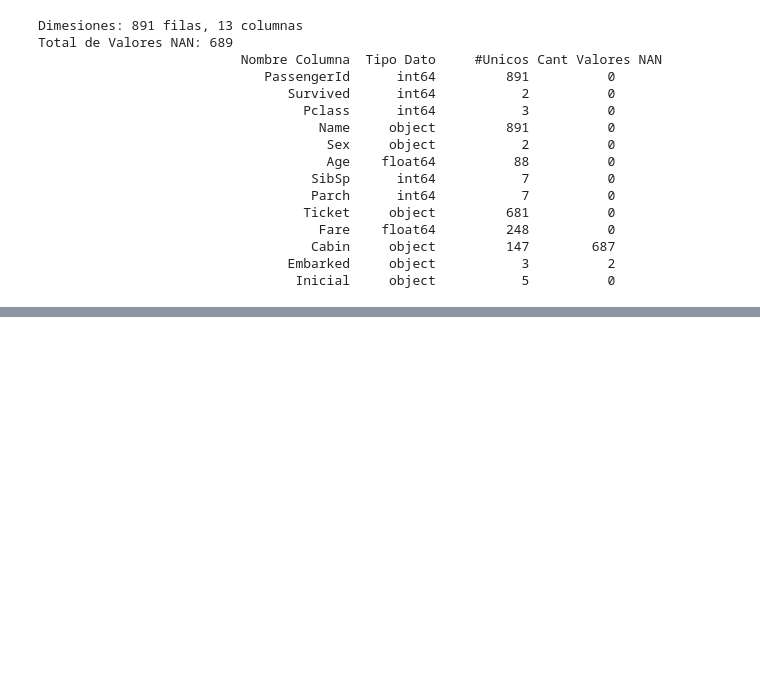
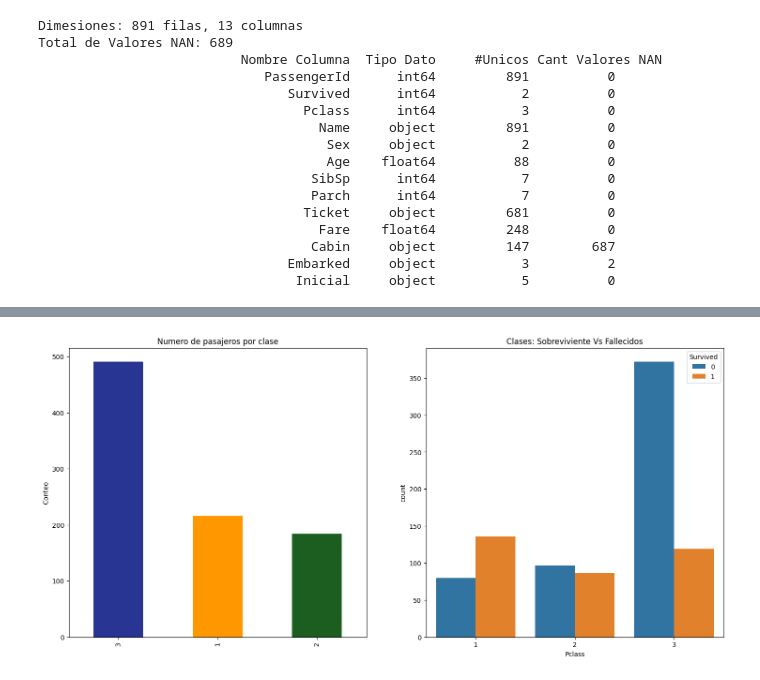
Before and after one commit to jaquimbayoc8/DiplomadoMLA2023, a Jupyter notebook: 2. AnalisisEDA/Titanic.ipynb, the cells around one changed output, grey strips where cells are left out. Cells and saved outputs as stored; diff of their text form; code cells hidden in the pictures; blank space fills up the shorter version.

```diff
--- a/2. AnalisisEDA/Titanic.ipynb
+++ b/2. AnalisisEDA/Titanic.ipynb
@@ -250,0 +333,12 @@ Total de Valores NAN: 689
+# %%
+f, ax = plt.subplots(1,2, figsize=(18,8))
+data['Pclass'].value_counts().plot.bar(color=['#283593','#ff9800','#1b5e20'], ax=ax[0])
+ax[0].set_title('Numero de pasajeros por clase')
+ax[0].set_ylabel('Conteo')
+
+sns.countplot(data=data, x='Pclass', hue='Survived')
+ax[1].set_title('Clases: Sobreviviente Vs Fallecidos')
+
+plt.show()
+# %% [output]
+[figure, added]
```
Also changed, not shown: parts of 16 cells of this notebook.
